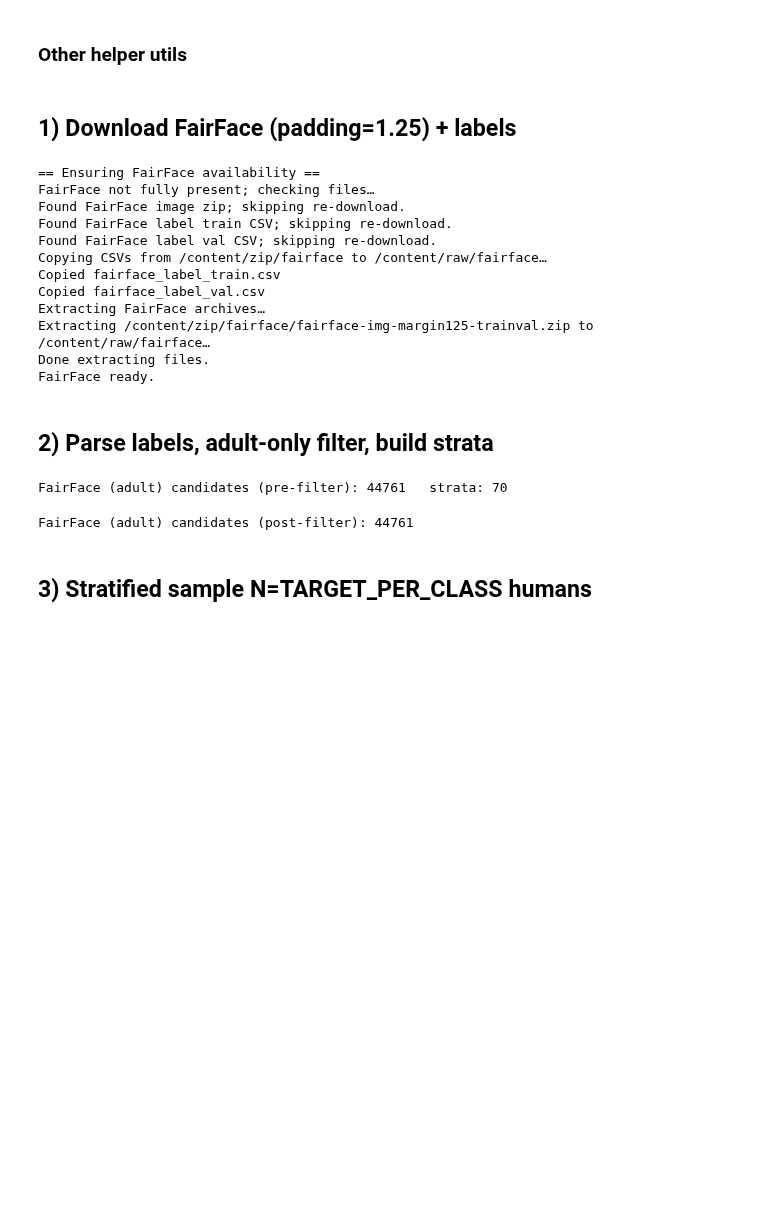
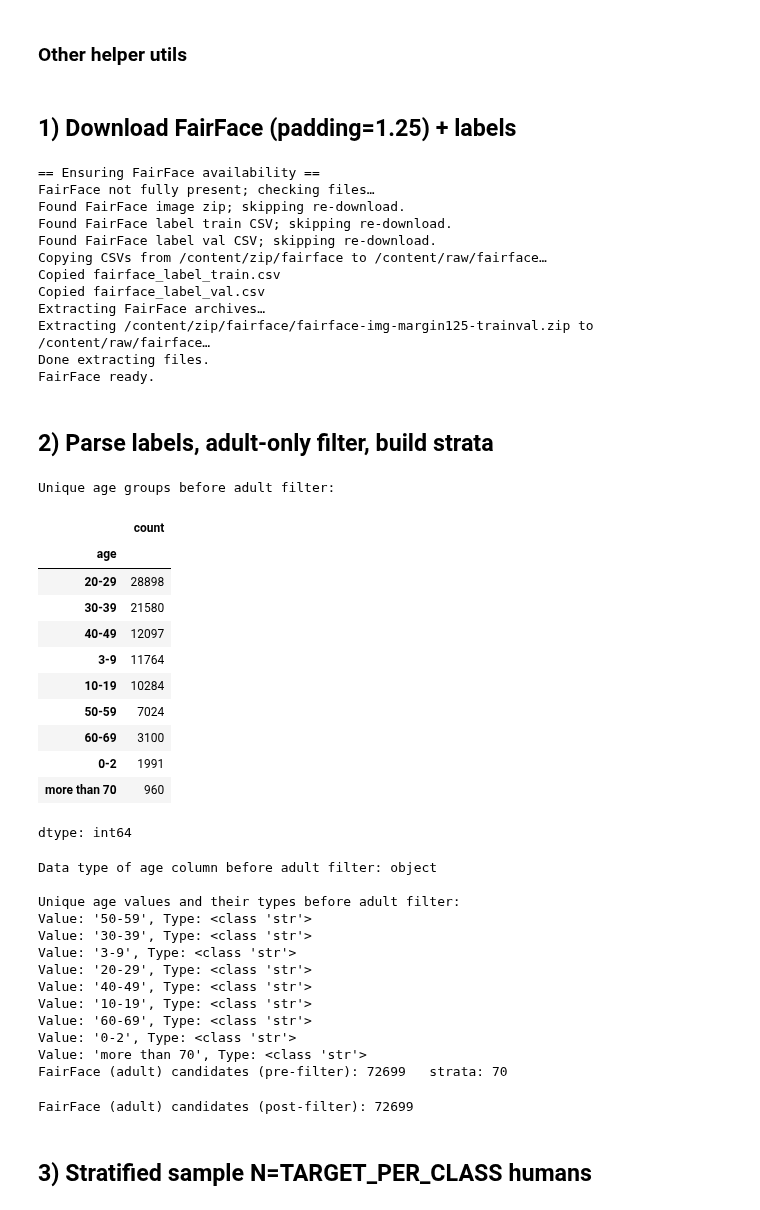
Before and after one commit to lobral2728/ucb_ml_capstone, a Jupyter notebook: LoadDataset.ipynb, the cells around one changed output. Drawn from its saved outputs; the diff is of its cells as text; code cells hidden in the pictures; blank space fills up the shorter version.

```diff
--- a/LoadDataset.ipynb
+++ b/LoadDataset.ipynb
@@ -470,6 +551,11 @@ FairFace ready.
 def load_fairface_df(ff_dir: Path):
     df_train = pd.read_csv(next(ff_dir.glob("*label_train*.csv")))
     df_val   = pd.read_csv(next(ff_dir.glob("*label_val*.csv")))
+
+    # Add a 'split' column to indicate the original source
+    df_train['original_split'] = 'train'
+    df_val['original_split'] = 'val'
+
     df = pd.concat([df_train, df_val], ignore_index=True)
 
     cols = {c.lower().strip(): c for c in df.columns}
@@ -484,12 +570,16 @@ def load_fairface_df(ff_dir: Path):
     age_col    = map_col("age")
     gender_col = map_col("gender", "sex")
     race_col   = map_col("race", "ethnicity", "race_7", "race_8", "race_4")
+    split_col = map_col("original_split")
 
-    if any(x is None for x in [file_col, age_col, gender_col, race_col]):
-        raise ValueError(f"Could not map needed columns. Found {list(df.columns)}")
 
-    df = df[[file_col, age_col, gender_col, race_col]].rename(
-        columns={file_col:"file", age_col:"age", gender_col:"gender", race_col:"race"}
+    if any(x is None for x in [file_col, age_col, gender_col, race_col, split_col]):
+         missing = [name for name, col in [("file", file_col), ("age", age_col), ("gender", gender_col), ("race", race_col), ("original_split", split_col)] if col is None]
+         raise ValueError(f"Could not map needed columns. Missing: {missing}. Found: {list(df.columns)}")
+
+
+    df = df[[file_col, age_col, gender_col, race_col, split_col]].rename(
+        columns={file_col:"file", age_col:"age", gender_col:"gender", race_col:"race", split_col:"original_split"}
     )
 
     # Resolve image paths inside extracted pad=1.25 pack (usually under train/ and val/)
@@ -501,41 +591,77 @@ def load_fairface_df(ff_dir: Path):
         for sub in ["train", "val", "fairface-img-margin125-trainval/train", "fairface-img-margin125-trainval/val"]:
             c = img_root / sub / rel
             if c.exists(): return c
         hits = list(img_root.rglob(Path(rel).name))
         return hits[0] if hits else None
 
+
     df["path"] = df["file"].apply(resolve_path)
     df = df[df["path"].notna()].reset_index(drop=True)
 
-    # Adult-only: drop under-18 bins (exclude '0-2','3-9','10-19', any 'under <18' style)
-    def is_adult(age_lab: str):
-        s = str(age_lab).lower()
-        if "10-19" in s or "0-2" in s or "3-9" in s: return False
-        if "under" in s or "<" in s: return False
-        return True
+    # Add a column for the new filename (based on hash)
+    df["new_filename"] = df["path"].apply(lambda p: hashlib.md5(str(p).encode()).hexdigest()[:16] + ".jpg")
+
+    # Print unique age groups before adult filtering
+    print("\nUnique age groups before adult filter:")
+    display(df['age'].value_counts())
+    print("\nData type of age column before adult filter:", df['age'].dtype)
+    print("\nUnique age values and their types before adult filter:")
+    for val in df['age'].unique():
+        print(f"Value: '{val}', Type: {type(val)}")
+
+
+    # Adult-only: explicitly include known adult age bins
+    adult_age_groups = {'20-29', '30-39', '40-49', '50-59', '60-69'} # Excluded 'more than 70'
 
     for col in ["age", "gender", "race"]:
         df[col] = df[col].astype(str).str.strip()
 
-    df = df[df["age"].apply(is_adult)].reset_index(drop=True)
+    # Filter to keep only rows where 'age' is in the adult_age_groups set
+    df = df[df["age"].isin(adult_age_groups)].reset_index(drop=True)
+
     # (race × gender × adult-age-bin) strata to preserve FairFace balance in adult subset
     df["strata"] = df["race"] + " | " + df["gender"] + " | " + df["age"]
     return df
 
 fairface_df = load_fairface_df(FAIRFACE_RAW_DIR)
 print("FairFace (adult) candidates (pre-filter):", len(fairface_df), "  strata:", len(fairface_df["strata"].unique()))
 
 # Apply image-quality filters to FairFace before stratified sampling (maintains balance within the *filtered* adult pool)
 ff_keep_mask = []
 for row in tqdm(fairface_df.itertuples(index=False), total=len(fairface_df), desc="Filter images (human/FairFace)", leave=False):
     ok, reason = check_image_rules(row.path)
     ff_keep_mask.append(ok)
     if not ok and PRINT_REJECTION_MESSAGES:
         print(f"Reject [human]: {row.path} → {reason}")
 fairface_df = fairface_df[np.array(ff_keep_mask, dtype=bool)].reset_index(drop=True)
 print("FairFace (adult) candidates (post-filter):", len(fairface_df))
 # %% [output]
-FairFace (adult) candidates (pre-filter): 44761   strata: 70
+Unique age groups before adult filter:
+|  | count |
+| age |  |
+| 20-29 | 28898 |
+| 30-39 | 21580 |
+| 40-49 | 12097 |
+| 3-9 | 11764 |
+| 10-19 | 10284 |
+| 50-59 | 7024 |
+| 60-69 | 3100 |
+| 0-2 | 1991 |
+| more than 70 | 960 |
-FairFace (adult) candidates (post-filter): 44761
+dtype: int64
+Data type of age column before adult filter: object
+
+Unique age values and their types before adult filter:
+Value: '50-59', Type: <class 'str'>
+Value: '30-39', Type: <class 'str'>
+Value: '3-9', Type: <class 'str'>
+Value: '20-29', Type: <class 'str'>
+Value: '40-49', Type: <class 'str'>
+Value: '10-19', Type: <class 'str'>
+Value: '60-69', Type: <class 'str'>
+Value: '0-2', Type: <class 'str'>
+Value: 'more than 70', Type: <class 'str'>
+FairFace (adult) candidates (pre-filter): 72699   strata: 70
+FairFace (adult) candidates (post-filter): 72699
 # %% [markdown]
 ## 3) Stratified sample N=TARGET_PER_CLASS humans
```
Also changed, not shown: parts of 21 cells of this notebook.
